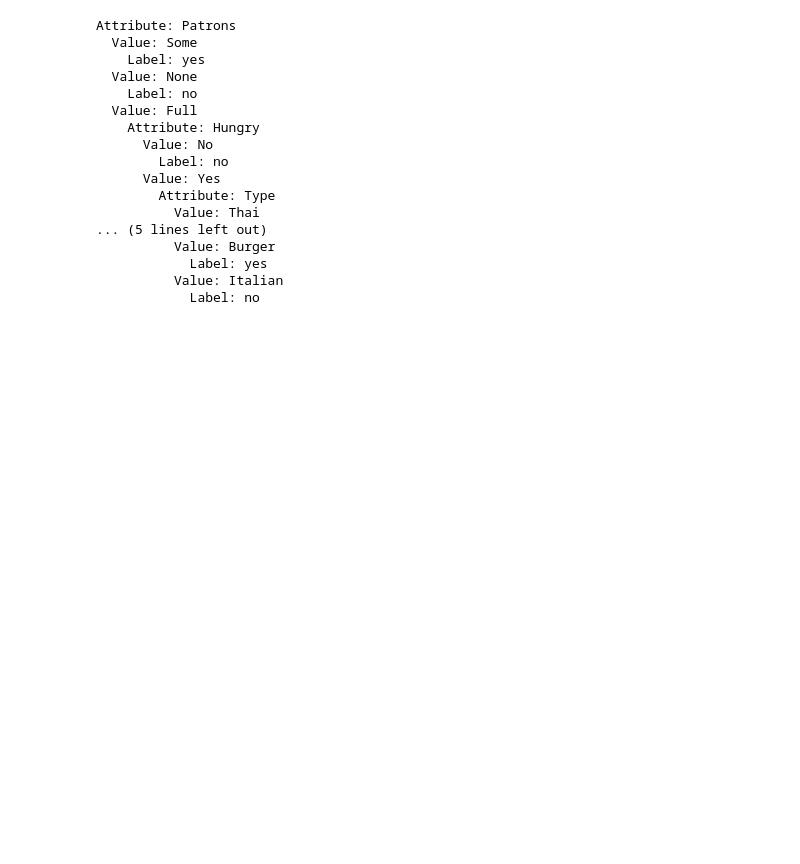
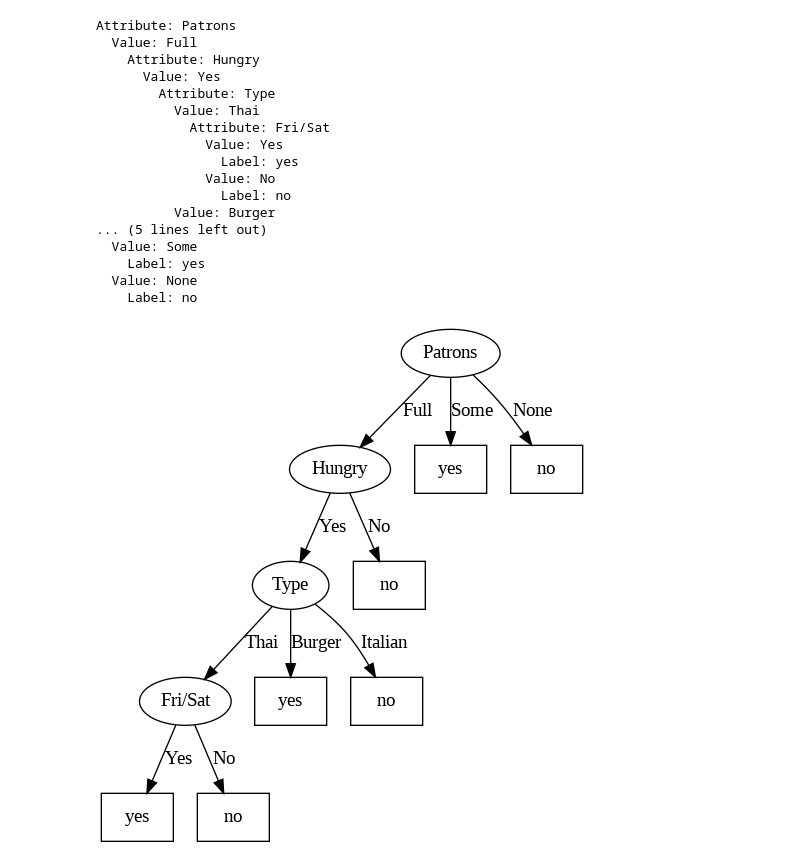
Before and after one commit to KayalvizhiT513/ID3-algorithm, a Jupyter notebook: Decision_Tree_algorithm.ipynb, the cells around one changed output. Cells and saved outputs as stored; diff of their text form; code cells hidden in the pictures; blank space fills up the shorter version.

```diff
--- a/Decision_Tree_algorithm.ipynb
+++ b/Decision_Tree_algorithm.ipynb
@@ -204,36 +219,49 @@ Attribute: Outlook
 # %%
 import pandas as pd
 
 # Load data from Excel file
 file_path = '/content/restaurant.xlsx'
 df = pd.read_excel(file_path)
 
 # Drop the first column
 df = df.drop(df.columns[0], axis=1)
 
 # Example attributes and target_attribute
 attributes = df.columns[:-1].tolist()
 target_attribute = df.columns[-1]
 
 # Example usage
 tree = id3(df.to_dict(orient='records'), target_attribute, attributes)
 print_tree(tree)
-plot_flowchart(tree, "WillWait")
+
+# Create a Digraph object
+dot = Digraph(comment='Tree')
+
+# Add nodes and edges to the Digraph
+tree.add_to_dot(dot)
+
+# Render the tree in Colab
+dot.render(filename='tree3', format='png', cleanup=True, engine='dot')
+
+# Display the tree image in Colab
+from IPython.display import Image
+Image(filename='tree3.png')
 # %% [output]
 Attribute: Patrons
+  Value: Full
+    Attribute: Hungry
+      Value: Yes
+        Attribute: Type
+          Value: Thai
+            Attribute: Fri/Sat
+              Value: Yes
+                Label: yes
+              Value: No
+                Label: no
+          Value: Burger
+... (5 lines left out)
   Value: Some
     Label: yes
   Value: None
     Label: no
-  Value: Full
-    Attribute: Hungry
-      Value: No
-        Label: no
-      Value: Yes
-        Attribute: Type
-          Value: Thai
-... (5 lines left out)
-          Value: Burger
-            Label: yes
-          Value: Italian
-            Label: no
+[figure, added]
```
Also changed, not shown: parts of 8 cells of this notebook.
